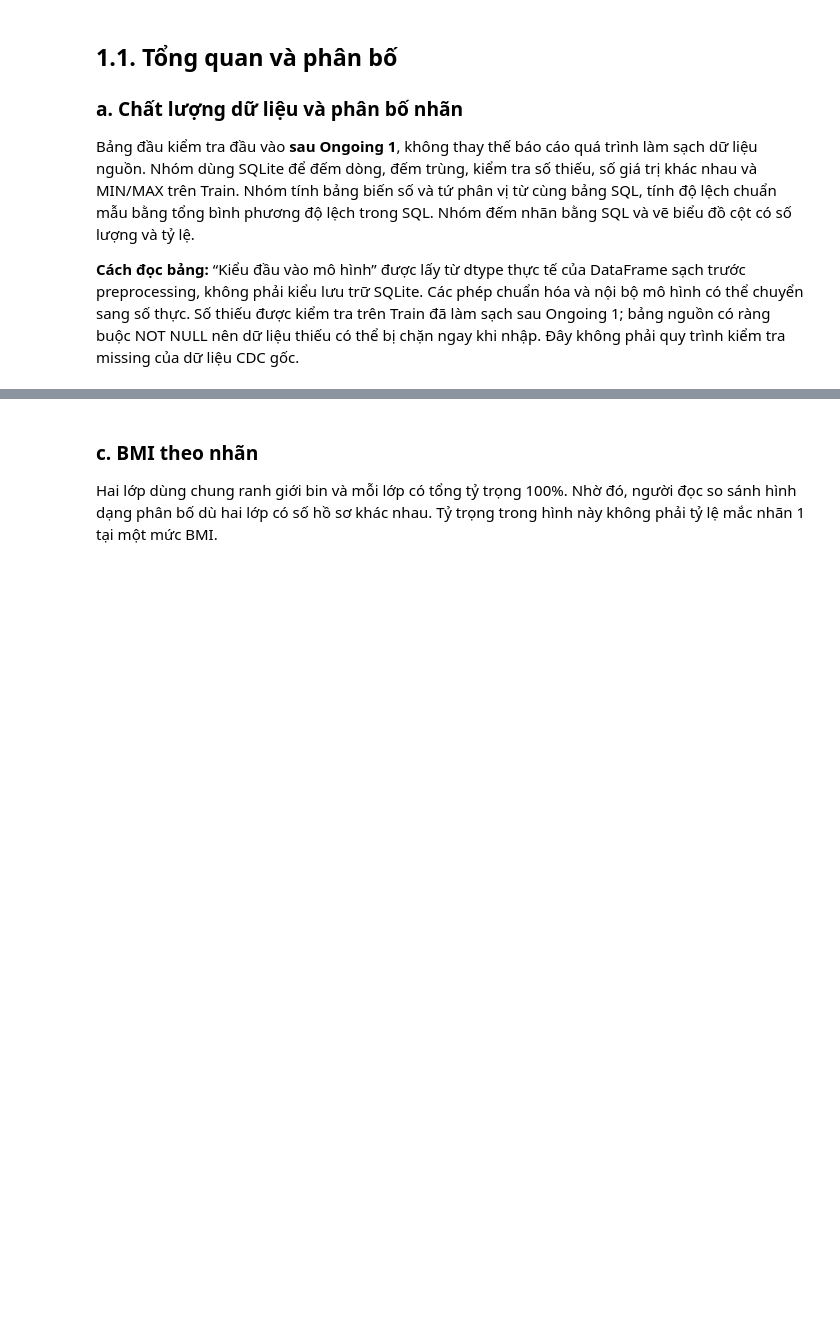
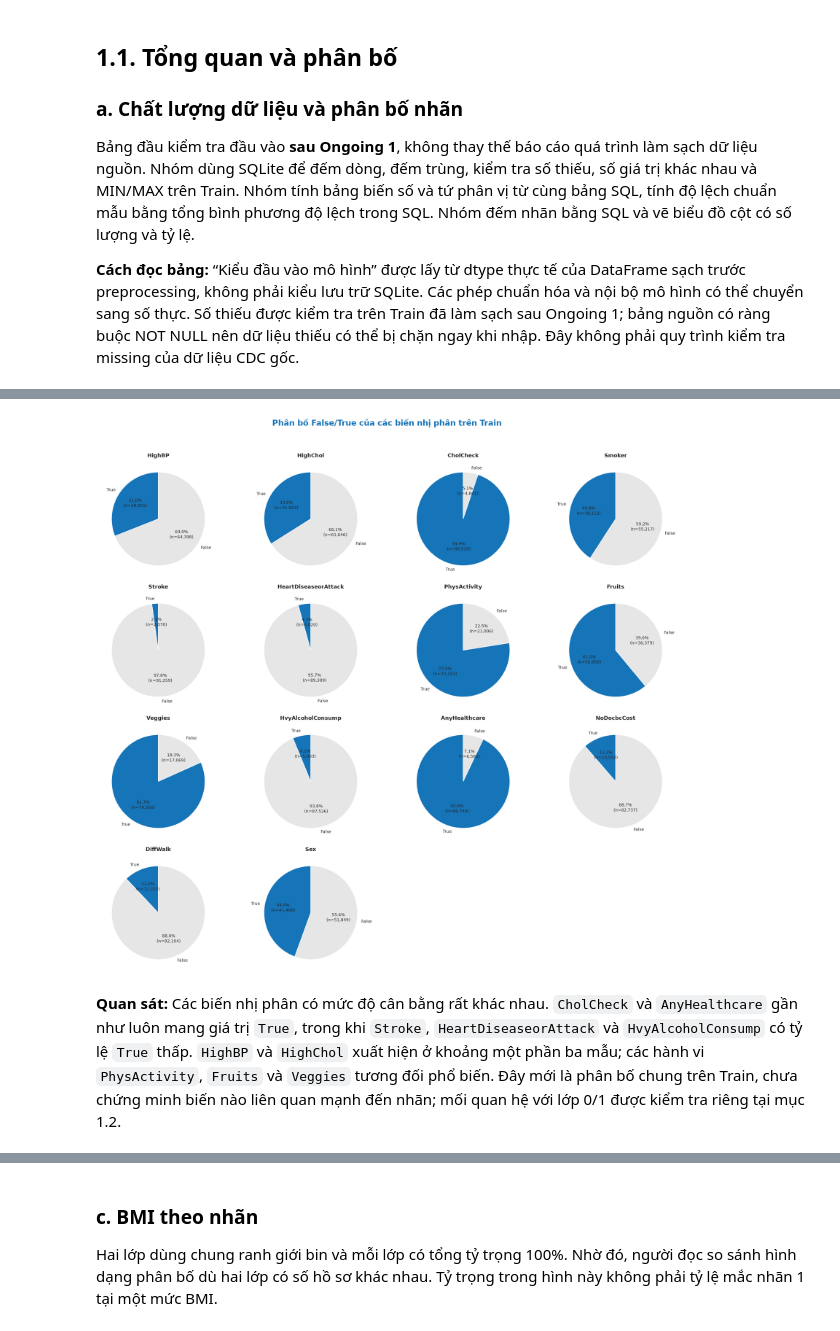
Before and after one commit to HipNgx/ADY201m_nh-m_6, a Jupyter notebook: on_going2/final_da_chinh_sua.ipynb, the cells around one changed output, grey strips where cells are left out. Drawn from its saved outputs; the diff is of its cells as text; code cells hidden in the pictures; blank space fills up the shorter version.

```diff
--- a/on_going2/final_da_chinh_sua.ipynb
+++ b/on_going2/final_da_chinh_sua.ipynb
@@ -783,3 +862,63 @@ note(
+# %%
+DB.execute("DROP TABLE IF EXISTS binary_overall_summary")
+DB.execute("CREATE TABLE binary_overall_summary (Feature TEXT, Value INTEGER, sample_count INTEGER, percent REAL)")
+for feature in BINARY:
+    field = ident(feature)
+    DB.execute(
+        f"""
+        INSERT INTO binary_overall_summary
+        SELECT ?, {field}, COUNT(*),
+               100.0 * COUNT(*) / (SELECT COUNT(*) FROM train_data)
+        FROM train_data GROUP BY {field}
+        """,
+        (feature,),
+    )
+save_table(
+    "SELECT Feature,Value,sample_count,percent FROM binary_overall_summary ORDER BY Feature,Value",
+    "eda_binary_distribution_overall",
+)
+
+
+def pie_count_label(total):
+    return lambda pct: f"{pct:.1f}%\n(n={int(round(pct * total / 100)):,})"
+
+
+def plot_binary_pies():
+    columns = 4
+    rows = math.ceil(len(BINARY) / columns)
+    fig, axes = plt.subplots(rows, columns, figsize=(16, 3.7 * rows), squeeze=False)
+    for ax, feature in zip(axes.flat, BINARY):
+        values = records(
+            "SELECT Value,sample_count FROM binary_overall_summary WHERE Feature=? ORDER BY Value",
+            (feature,),
+        )
+        counts = [next((r["sample_count"] for r in values if r["Value"] == value), 0) for value in [0, 1]]
+        ax.pie(
+            counts,
+            labels=["False", "True"],
+            colors=["#E6E6E6", BLUE],
+            autopct=pie_count_label(sum(counts)),
+            startangle=90,
+            counterclock=False,
+            wedgeprops={"edgecolor": "white", "linewidth": 1},
+            textprops={"fontsize": 8},
+        )
+        ax.set_title(feature, fontsize=10, fontweight="bold")
+    for ax in list(axes.flat)[len(BINARY):]:
+        ax.set_visible(False)
+    fig.suptitle("Phân bố False/True của các biến nhị phân trên Train", fontsize=15, fontweight="bold", color=BLUE)
+    fig.tight_layout(rect=(0, 0, 1, 0.96))
+    return fig
+
+
+fig = plot_binary_pies()
+save_and_show_figure("eda_04_binary_pies_overall", fig)
+note(
+    "**Quan sát:** Các biến nhị phân có mức độ cân bằng rất khác nhau. `CholCheck` và `AnyHealthcare` gần như luôn mang giá trị `True`, trong khi `Stroke`, `HeartDiseaseorAttack` và `HvyAlcoholConsump` có tỷ lệ `True` thấp. `HighBP` và `HighChol` xuất hiện ở khoảng một phần ba mẫu; các hành vi `PhysActivity`, `Fruits` và `Veggies` tương đối phổ biến. Đây mới là phân bố chung trên Train, chưa chứng minh biến nào liên quan mạnh đến nhãn; mối quan hệ với lớp 0/1 được kiểm tra riêng tại mục 1.2."
+)
+# %% [output]
+[figure, added]
+**Quan sát:** Các biến nhị phân có mức độ cân bằng rất khác nhau. `CholCheck` và `AnyHealthcare` gần như luôn mang giá trị `True`, trong khi `Stroke`, `HeartDiseaseorAttack` và `HvyAlcoholConsump` có tỷ lệ `True` thấp. `HighBP` và `HighChol` xuất hiện ở khoảng một phần ba mẫu; các hành vi `PhysActivity`, `Fruits` và `Veggies` tương đối phổ biến. Đây mới là phân bố chung trên Train, chưa chứng minh biến nào liên quan mạnh đến nhãn; mối quan hệ với lớp 0/1 được kiểm tra riêng tại mục 1.2.
 # %% [markdown]
 ## 1.2. Đặc trưng và nhãn
 
```
Also changed, not shown: parts of 48 cells of this notebook, 9 other files.
